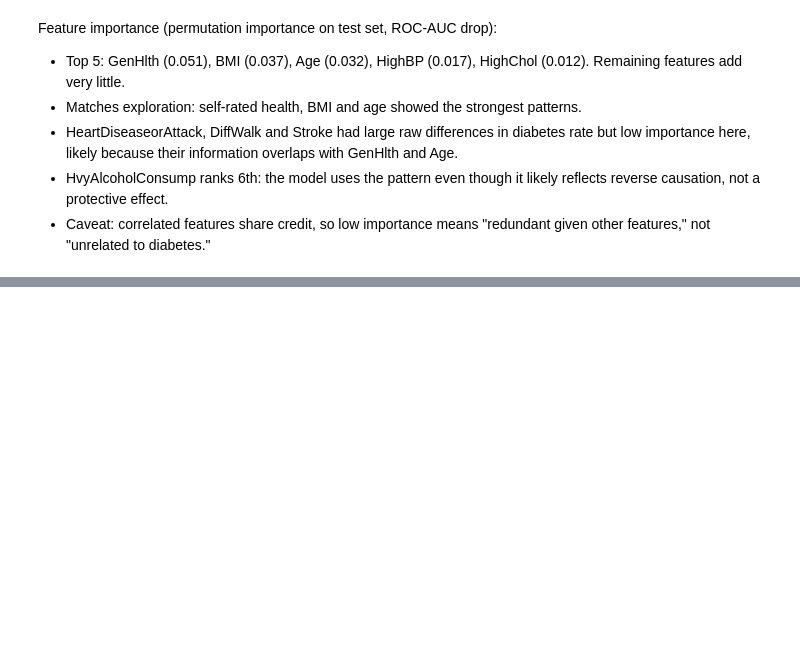
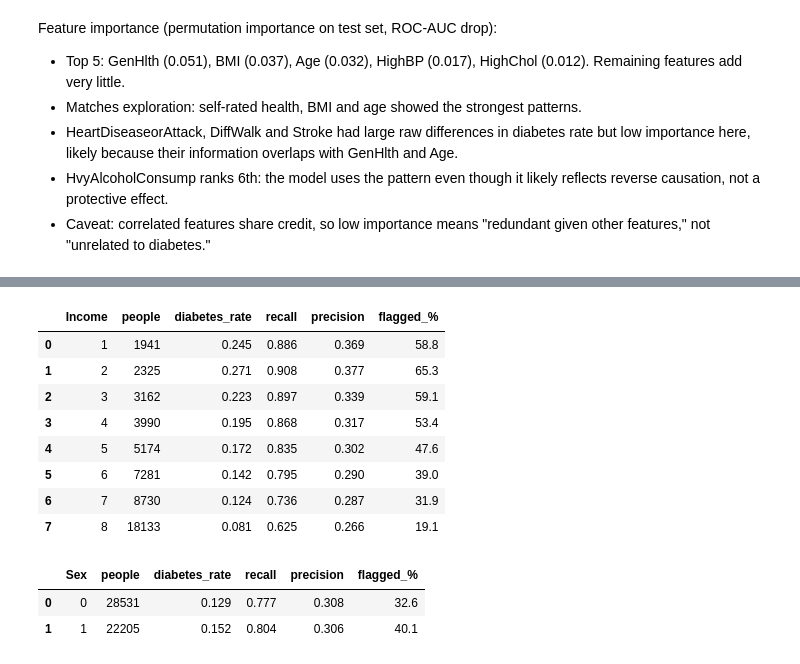
Before and after one commit to anshk4525/diabetes-risk-prediction, a Jupyter notebook: notebooks/02_modeling.ipynb, the cells around one changed output, grey strips where cells are left out. Saved outputs shown, nothing was run; the diff lists cells and outputs as text; code cells hidden in the pictures; blank space fills up the shorter version.

Commit message:
Add fairness analysis by age, income and sex

```diff
--- a/notebooks/02_modeling.ipynb
+++ b/notebooks/02_modeling.ipynb
@@ -316,0 +352,18 @@ Feature importance (permutation importance on test set, ROC-AUC drop):
+# %%
+group_report("Income")
+# %% [output]
+|  | Income | people | diabetes_rate | recall | precision | flagged_% |
+| 0 | 1 | 1941 | 0.245 | 0.886 | 0.369 | 58.8 |
+| 1 | 2 | 2325 | 0.271 | 0.908 | 0.377 | 65.3 |
+| 2 | 3 | 3162 | 0.223 | 0.897 | 0.339 | 59.1 |
+| 3 | 4 | 3990 | 0.195 | 0.868 | 0.317 | 53.4 |
+| 4 | 5 | 5174 | 0.172 | 0.835 | 0.302 | 47.6 |
+| 5 | 6 | 7281 | 0.142 | 0.795 | 0.290 | 39.0 |
+| 6 | 7 | 8730 | 0.124 | 0.736 | 0.287 | 31.9 |
+| 7 | 8 | 18133 | 0.081 | 0.625 | 0.266 | 19.1 |
+# %%
+group_report("Sex")
+# %% [output]
+|  | Sex | people | diabetes_rate | recall | precision | flagged_% |
+| 0 | 0 | 28531 | 0.129 | 0.777 | 0.308 | 32.6 |
+| 1 | 1 | 22205 | 0.152 | 0.804 | 0.306 | 40.1 |
```
Also changed, not shown: parts of 1 cell of this notebook.
